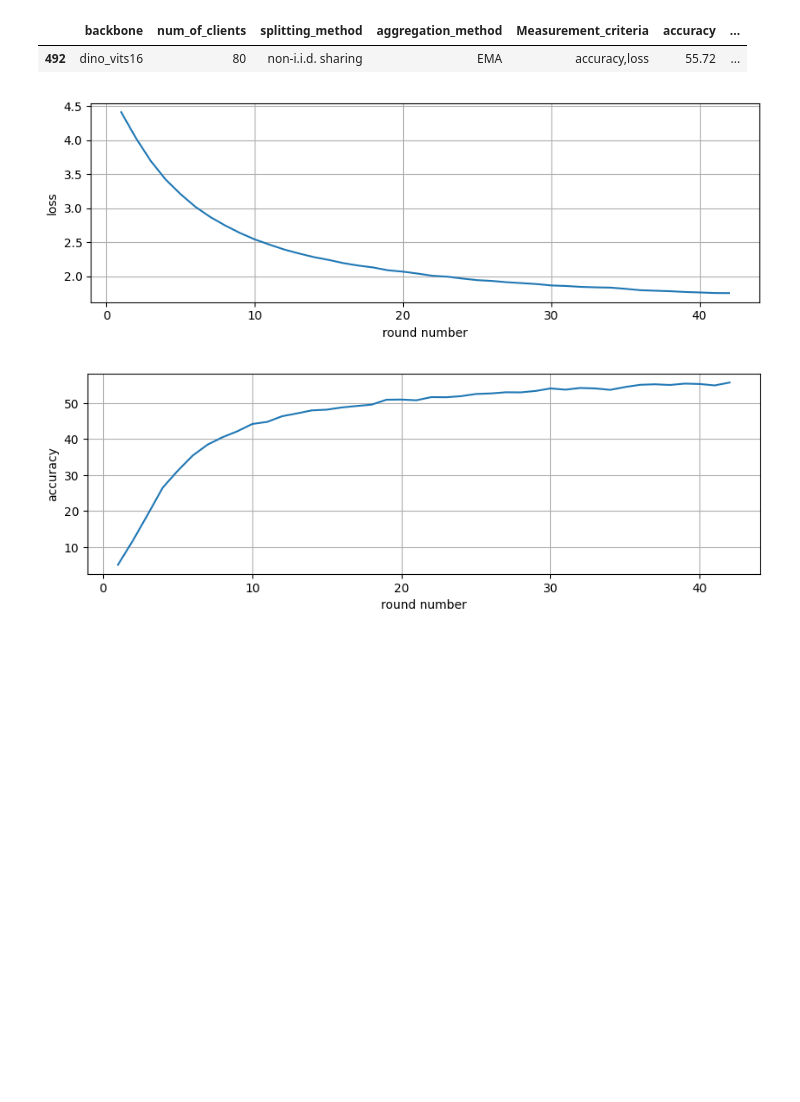
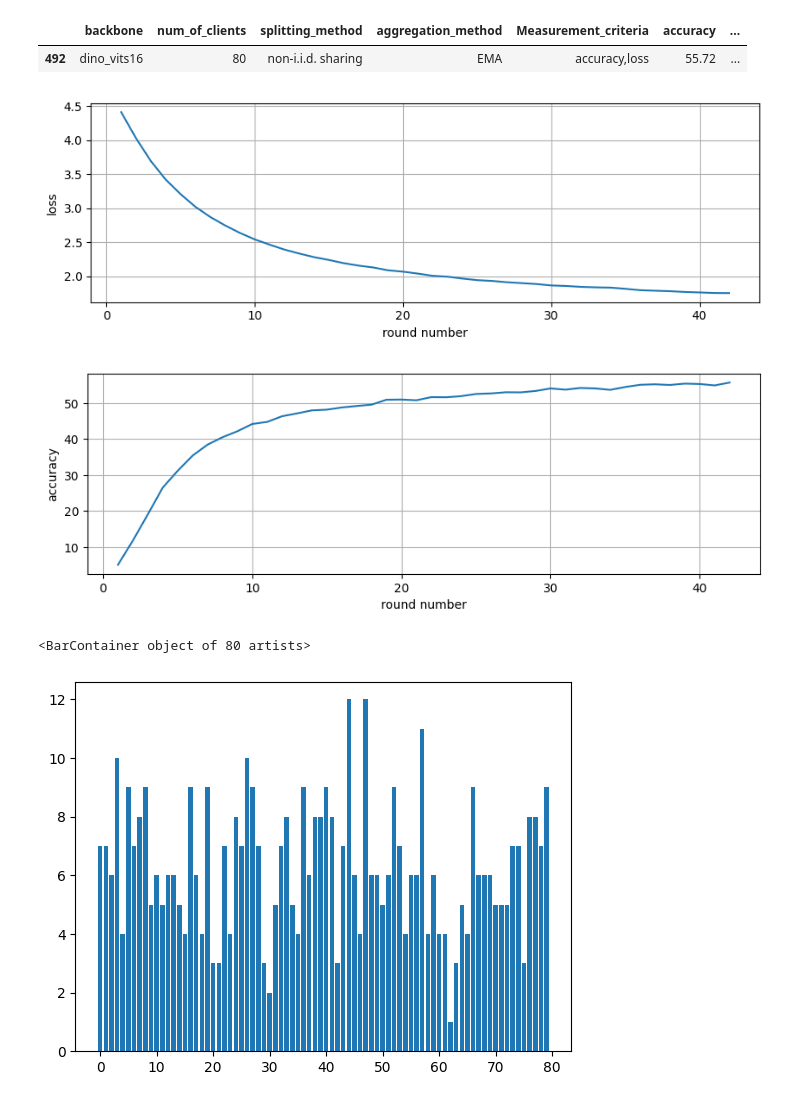
Before and after one commit to mohammad-rahbari/federated-learning_visual-classification, a Jupyter notebook: notebooks/Federated_learning_server_v2.ipynb, the cells around one changed output. Saved outputs shown, nothing was run; the diff lists cells and outputs as text; code cells hidden in the pictures; blank space fills up the shorter version.

```diff
--- a/notebooks/Federated_learning_server_v2.ipynb
+++ b/notebooks/Federated_learning_server_v2.ipynb
@@ -541,22 +541,33 @@ global_model_log.head()
 # %%
 import matplotlib.pyplot as plt
 
 
 pre_df = pd.read_csv("/content/drive/MyDrive/MLDL_FederatedLearning/csv/global_log.csv")
 
 
 
 def my_plot(pre_df,column_name):
   plt.figure(figsize=(10, 3))
   plt.plot( pre_df["round_number"],pre_df[column_name], "-" )
 
   plt.grid(True)
   plt.xlabel("round number")
   plt.ylabel(column_name)
 
   plt.show()
 my_plot(pre_df,"loss")
 my_plot(pre_df,"accuracy")
+
+
+client_n_lst= list(clients_data["client_id"].values)
+client_n_lst.sort()
+client_n_set  = set(client_n_lst)
+count_lst = []
+for i in client_n_set:
+  count_lst.append(client_n_lst.count(i))
+plt.bar(list(client_n_set),count_lst)
 # %% [output]
 [figure]
 [figure]
+<BarContainer object of 80 artists>
+[figure, added]
```
